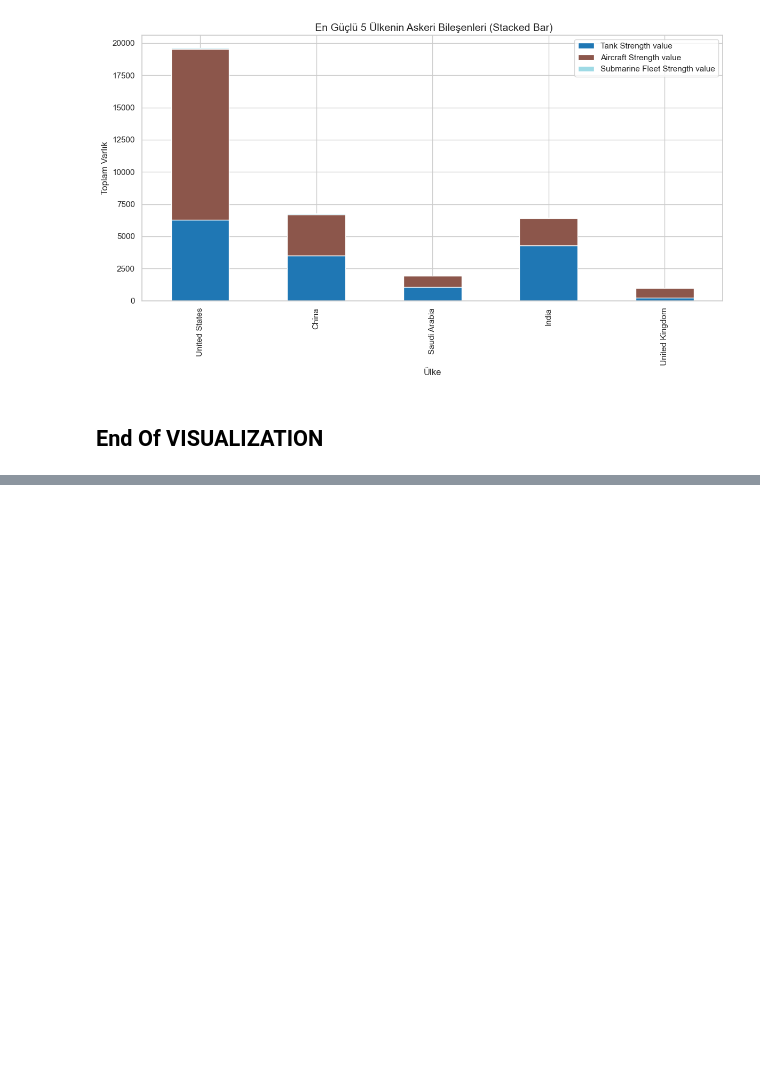
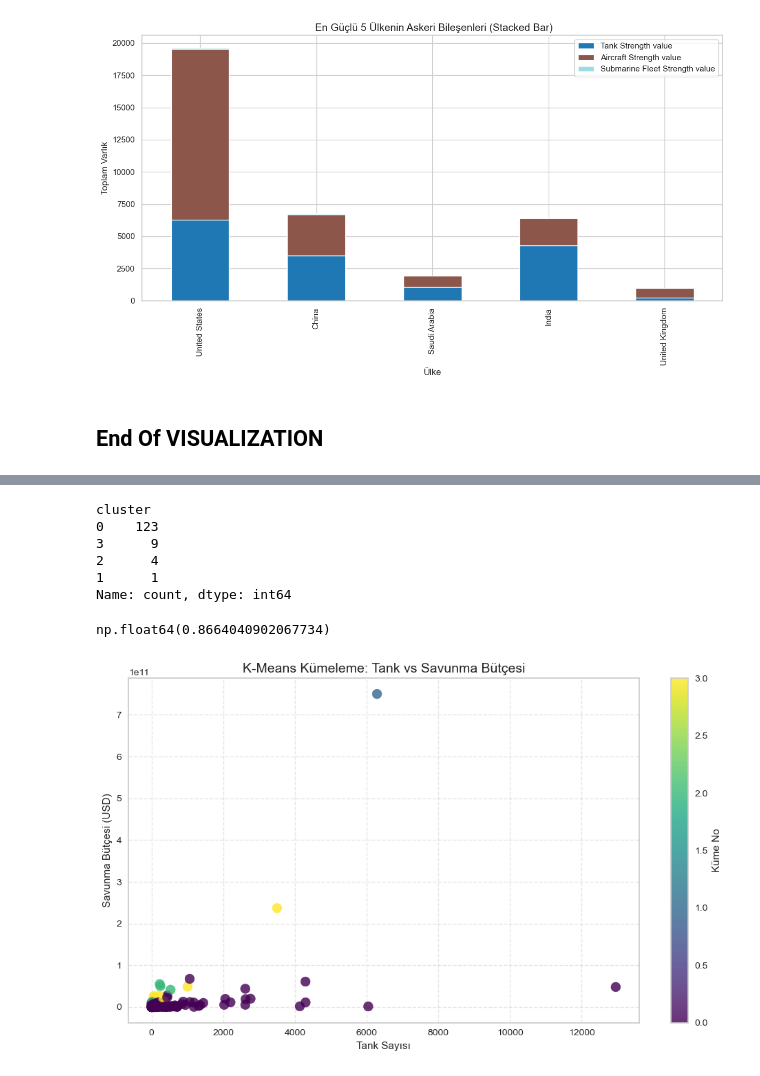
Before and after one commit to mmeliht/Artificial_Intelligence_Course, a Jupyter notebook: week3_homework/World military power/World military power Project.ipynb, the cells around one changed output, grey strips where cells are left out. Saved outputs shown, nothing was run; the diff lists cells and outputs as text; code cells hidden in the pictures; blank space fills up the shorter version.

Commit message:
model end

```diff
--- a/week3_homework/World military power/World military power Project.ipynb
+++ b/week3_homework/World military power/World military power Project.ipynb
@@ -307,0 +330,6 @@ vis.show()
+# %%
+model = KMeans(4)
+# %%
+model = model.fit(x)
+# %%
+tahmin = model.predict(x)
@@ -307,0 +346,2 @@ vis.show()
+# %%
+x['cluster'] = tahmin
@@ -307,0 +367,27 @@ vis.show()
+# %%
+pd.value_counts(x['cluster'])
+# %% [output]
+cluster
+0    123
+3      9
+2      4
+1      1
+Name: count, dtype: int64
+# %%
+silhouette_score(x , tahmin)
+# %% [output]
+np.float64(0.8664040902067734)
+# %%
+
+# Görselleştirme
+plt.figure(figsize=(10,6))
+plt.scatter(x["Tank Strength value"], x["defense spending budget value"], c=tahmin, cmap='viridis', s=100, alpha=0.8)
+plt.colorbar(label="Küme No")
+plt.xlabel("Tank Sayısı")
+plt.ylabel("Savunma Bütçesi (USD)")
+plt.title("K-Means Kümeleme: Tank vs Savunma Bütçesi", fontsize=14)
+plt.grid(True, linestyle="--", alpha=0.5)
+plt.tight_layout()
+plt.show()
+# %% [output]
+[figure, added]
```
Also changed, not shown: parts of 8 cells of this notebook.
